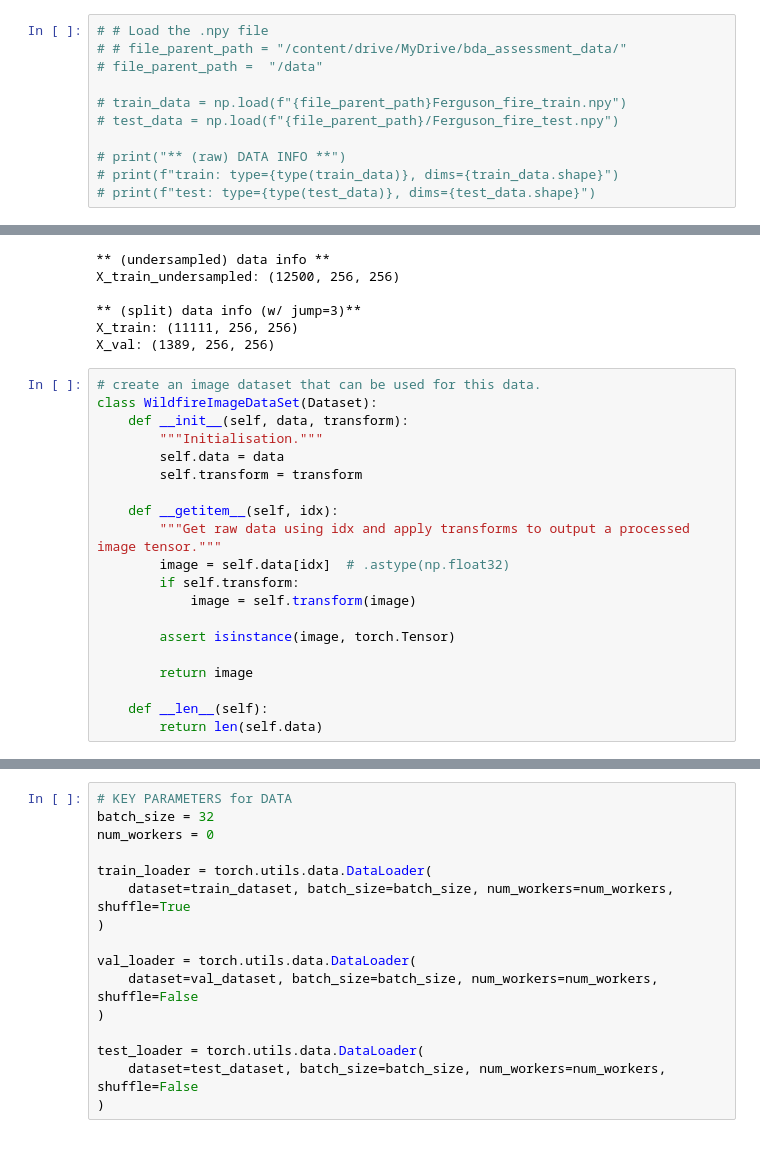
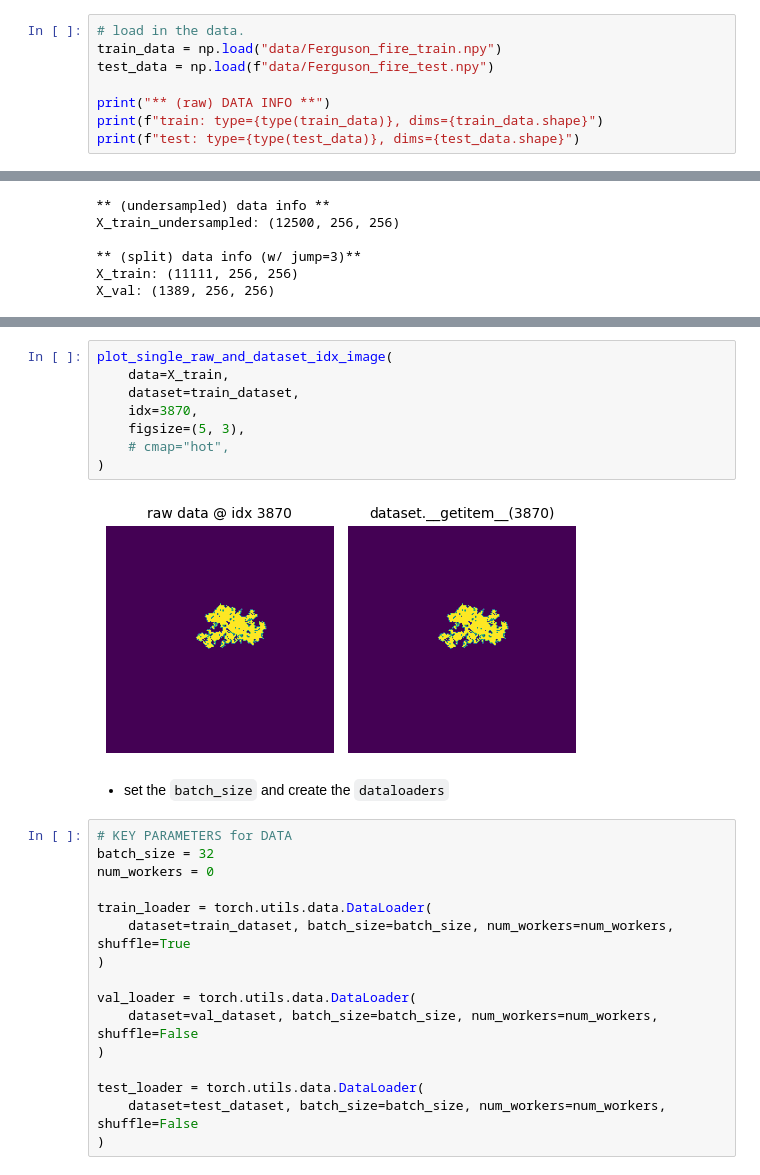
Before and after one commit to tjduu/wildfire-dl-da-forecasting, a Jupyter notebook: src/notebooks/generative/FCVAE_gridsearch.ipynb, the cells around one changed output, grey strips where cells are left out. Drawn from its saved outputs; the diff is of its cells as text; blank space fills up the shorter version.

```diff
--- a/src/notebooks/generative/FCVAE_gridsearch.ipynb
+++ b/src/notebooks/generative/FCVAE_gridsearch.ipynb
@@ -34,12 +52,9 @@ No GPU available! (device = cpu)
 # %%
-# # Load the .npy file
-# # file_parent_path = "/content/drive/MyDrive/bda_assessment_data/"
-# file_parent_path =  "/data"
+# load in the data.
+train_data = np.load("data/Ferguson_fire_train.npy")
+test_data = np.load(f"data/Ferguson_fire_test.npy")
 
-# train_data = np.load(f"{file_parent_path}Ferguson_fire_train.npy")
-# test_data = np.load(f"{file_parent_path}/Ferguson_fire_test.npy")
-
-# print("** (raw) DATA INFO **")
-# print(f"train: type={type(train_data)}, dims={train_data.shape}")
-# print(f"test: type={type(test_data)}, dims={test_data.shape}")
+print("** (raw) DATA INFO **")
+print(f"train: type={type(train_data)}, dims={train_data.shape}")
+print(f"test: type={type(test_data)}, dims={test_data.shape}")
 # %% [output]
@@ -57,26 +77,6 @@ X_train_undersampled: (12500, 256, 256)
 ** (split) data info (w/ jump=3)**
 X_train: (11111, 256, 256)
 X_val: (1389, 256, 256)
-# %%
-# create an image dataset that can be used for this data.
-class WildfireImageDataSet(Dataset):
-    def __init__(self, data, transform):
-        """Initialisation."""
-        self.data = data
-        self.transform = transform
-
-    def __getitem__(self, idx):
-        """Get raw data using idx and apply transforms to output a processed image tensor."""
-        image = self.data[idx]  # .astype(np.float32)
-        if self.transform:
-            image = self.transform(image)
-
-        assert isinstance(image, torch.Tensor)
-
-        return image
-
-    def __len__(self):
-        return len(self.data)
 # %%
 transform = transforms.Compose(
     transforms=[
@@ -104,3 +90,15 @@ Text(0.5, 1.0, 'torch data @ idx 3]')
+# %%
+plot_single_raw_and_dataset_idx_image(
+    data=X_train,
+    dataset=train_dataset,
+    idx=3870,
+    figsize=(5, 3),
+    # cmap="hot",
+)
+# %% [output]
+[figure, added]
+# %% [markdown]
+* set the `batch_size` and create the `dataloaders`
 # %%
 # KEY PARAMETERS for DATA
 batch_size = 32
```
Also changed, not shown: parts of 52 cells of this notebook.
